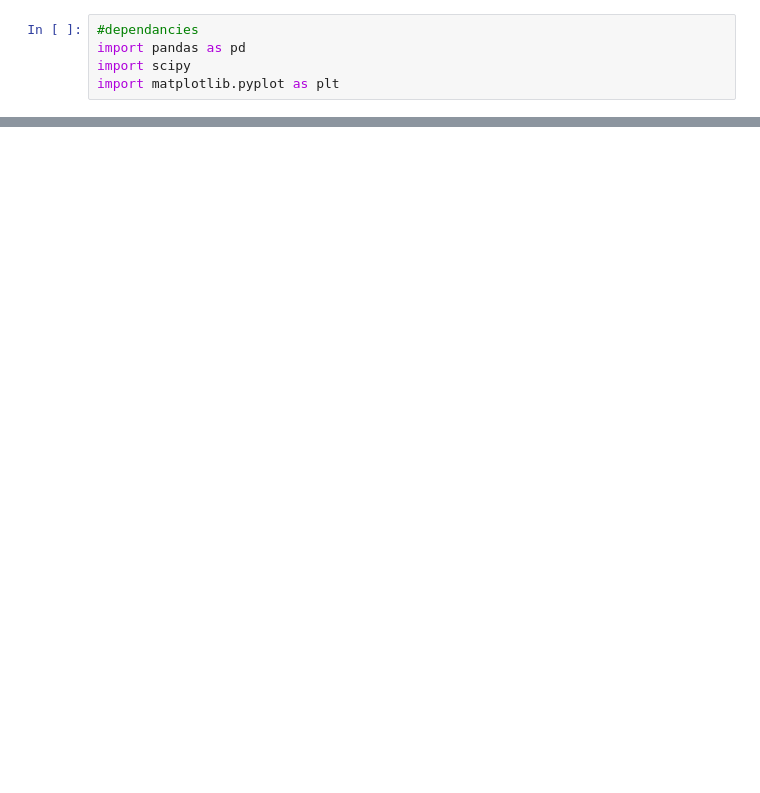
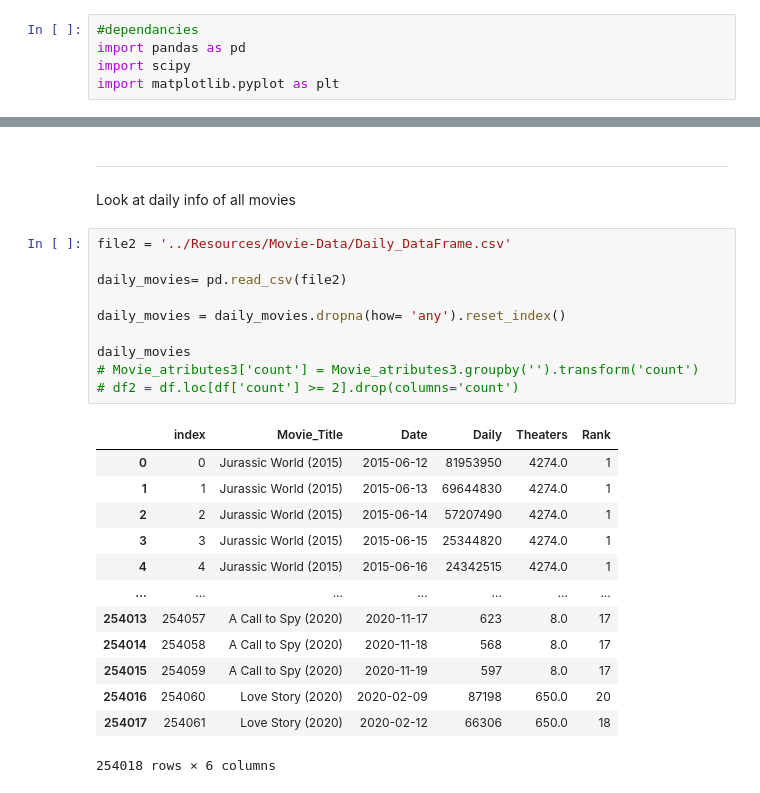
Before and after one commit to PielordZZ/3-is-the-Magic-Number, a Jupyter notebook: Earnings_Over_Time/Second visualization.ipynb, the cells around one changed output, grey strips where cells are left out. Saved outputs shown, nothing was run; the diff lists cells and outputs as text; blank space fills up the shorter version.

```diff
--- a/Earnings_Over_Time/Second visualization.ipynb
+++ b/Earnings_Over_Time/Second visualization.ipynb
@@ -124,0 +127,27 @@ genre_info_df.plot(kind = 'bar', x='Genre',y=['Budget','Earnings'])
+# %% [markdown]
+***
+Look at daily info of all movies
+# %%
+file2 = '../Resources/Movie-Data/Daily_DataFrame.csv'
+
+daily_movies= pd.read_csv(file2)
+
+daily_movies = daily_movies.dropna(how= 'any').reset_index()
+
+daily_movies
+# Movie_atributes3['count'] = Movie_atributes3.groupby('').transform('count')
+# df2 = df.loc[df['count'] >= 2].drop(columns='count')
+# %% [output]
+|  | index | Movie_Title | Date | Daily | Theaters | Rank |
+| 0 | 0 | Jurassic World (2015) | 2015-06-12 | 81953950 | 4274.0 | 1 |
+| 1 | 1 | Jurassic World (2015) | 2015-06-13 | 69644830 | 4274.0 | 1 |
+| 2 | 2 | Jurassic World (2015) | 2015-06-14 | 57207490 | 4274.0 | 1 |
+| 3 | 3 | Jurassic World (2015) | 2015-06-15 | 25344820 | 4274.0 | 1 |
+| 4 | 4 | Jurassic World (2015) | 2015-06-16 | 24342515 | 4274.0 | 1 |
+| ... | ... | ... | ... | ... | ... | ... |
+| 254013 | 254057 | A Call to Spy (2020) | 2020-11-17 | 623 | 8.0 | 17 |
+| 254014 | 254058 | A Call to Spy (2020) | 2020-11-18 | 568 | 8.0 | 17 |
+| 254015 | 254059 | A Call to Spy (2020) | 2020-11-19 | 597 | 8.0 | 17 |
+| 254016 | 254060 | Love Story (2020) | 2020-02-09 | 87198 | 650.0 | 20 |
+| 254017 | 254061 | Love Story (2020) | 2020-02-12 | 66306 | 650.0 | 18 |
+254018 rows × 6 columns
```
Also changed, not shown: parts of 8 cells of this notebook, 2 other files.
